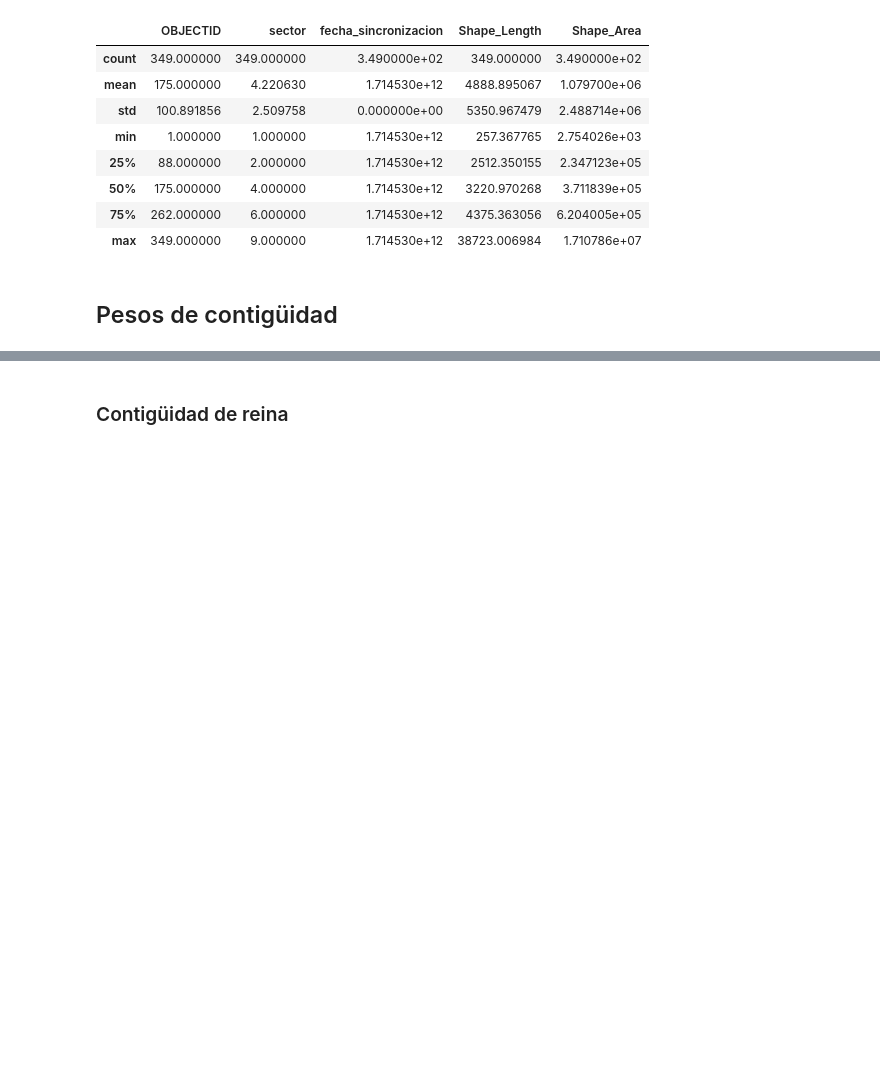
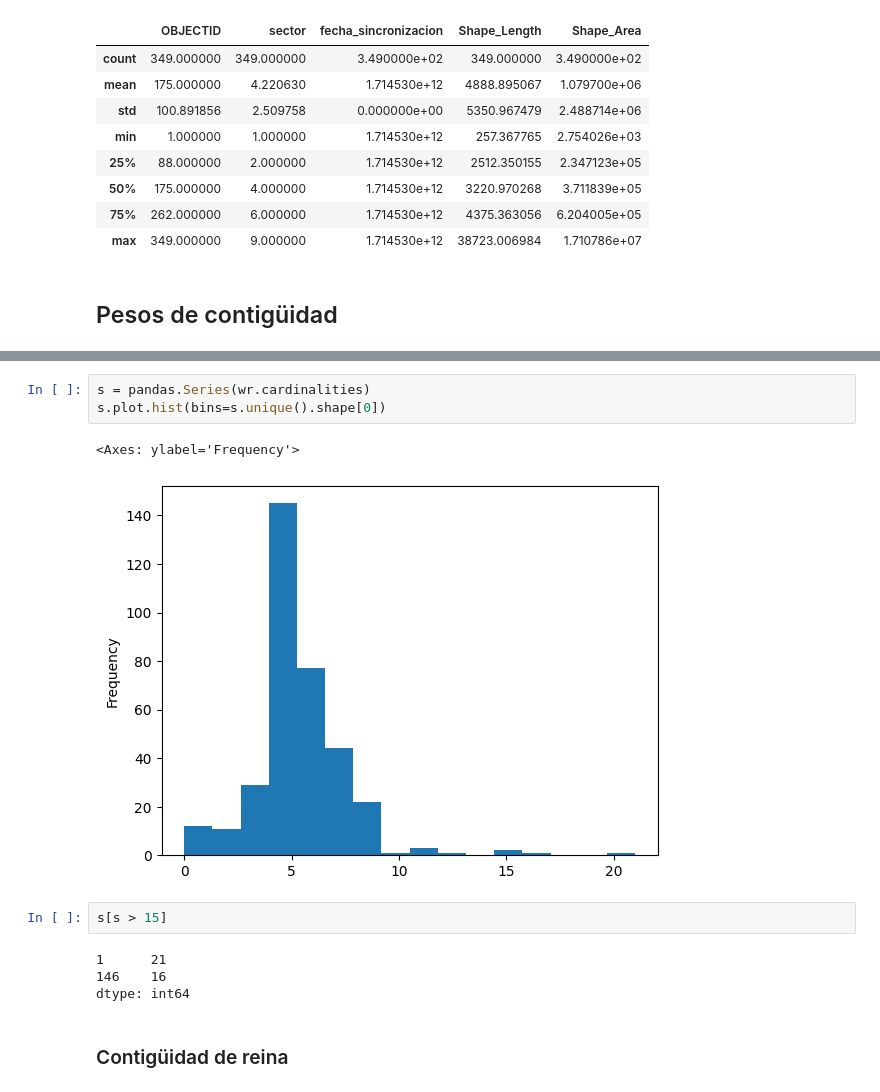
Before and after one commit to jdavidortega/Geographic_Data_Science_with_Python, a Jupyter notebook: 2.ipynb, the cells around one changed output, grey strips where cells are left out. Cells and saved outputs as stored; diff of their text form; blank space fills up the shorter version.

```diff
--- a/2.ipynb
+++ b/2.ipynb
@@ -37,3 +66,15 @@ medellin.describe()
+# %%
+s = pandas.Series(wr.cardinalities)
+s.plot.hist(bins=s.unique().shape[0])
+# %% [output]
+<Axes: ylabel='Frequency'>
+[figure, added]
+# %%
+s[s > 15]
+# %% [output]
+1      21
+146    16
+dtype: int64
 # %% [markdown]
 ### Contigüidad de reina
 # %%
```
Also changed, not shown: parts of 3 cells of this notebook.
